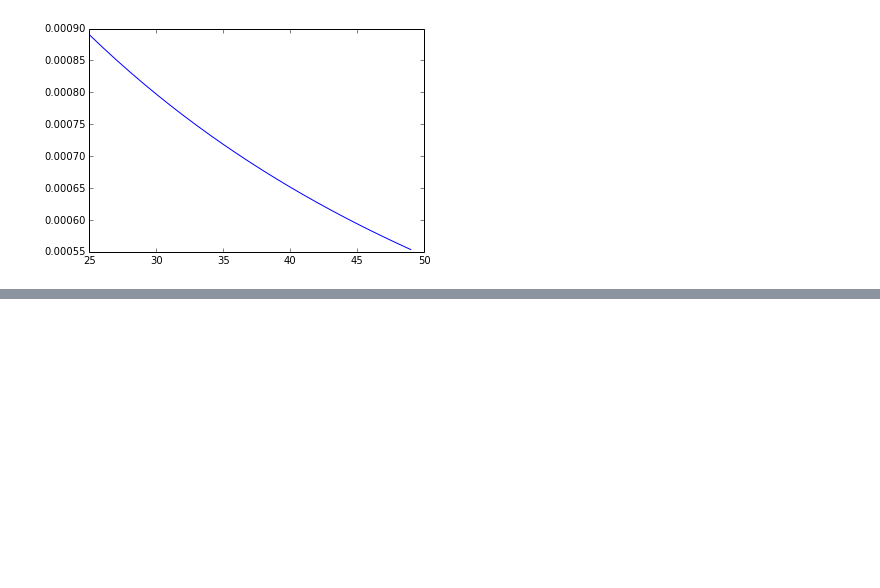
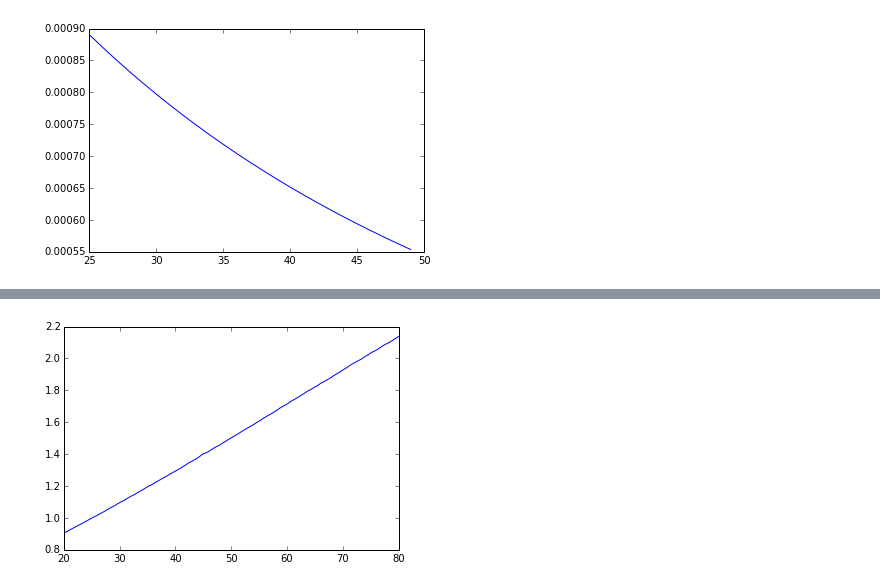
Before and after one commit to lewisamarshall/ionize, a Jupyter notebook: tutorial.ipynb, the cells around one changed output, grey strips where cells are left out. Cells and saved outputs as stored; diff of their text form; code cells hidden in the pictures; blank space fills up the shorter version.

```diff
--- a/tutorial.ipynb
+++ b/tutorial.ipynb
@@ -185,0 +195,21 @@ show()
+# %%
+tris = ionize.load_ion('tris')
+hcl = ionize.load_ion('hydrochloric acid')
+T = numpy.linspace(20, 80, 100)
+buffer_ref = ionize.Solution([tris, hcl], [.200, .100], T=25)
+mu_ref = buffer_ref.ions[1].effective_mobility(buffer_ref.pH)
+mup = []
+pH = []
+I = []
+mu=[]
+for Tp in T:
+    buffer = ionize.Solution([tris, hcl], [.200, .100], T=Tp)
+    mu.append(buffer.ions[1].effective_mobility(buffer.pH))
+    mup.append(buffer.ions[1].effective_mobility(buffer.pH)/mu_ref)
+    pH.append(buffer.pH)
+    I.append(buffer.I)
+#     mup.append(hcl.nightingale_function(Tp))
+plot(T, mup)
+show()
+# %% [output]
+[figure, added]
```
Also changed, not shown: parts of 2 cells of this notebook, 3 other files.
